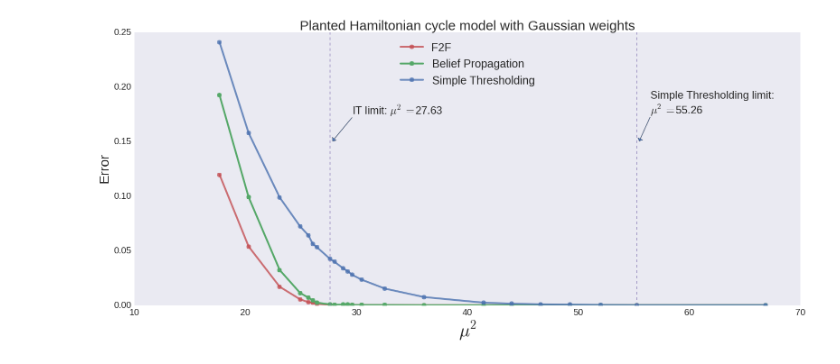
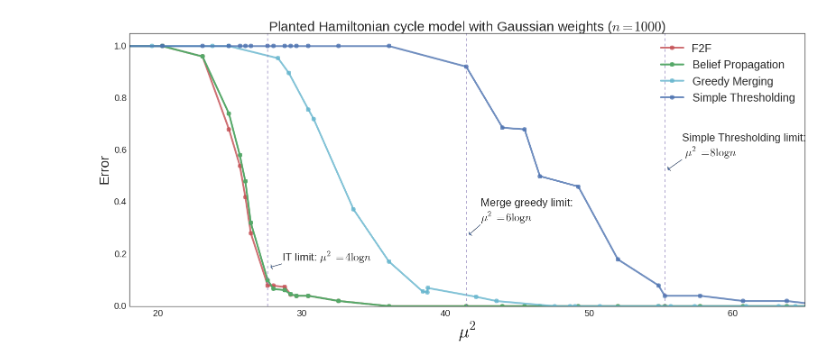
Before and after one commit to bagavi/HiC_LP, a Jupyter notebook: Simulations/Simulation Figures.ipynb, the cells around one changed output. Cells and saved outputs as stored; diff of their text form; code cells hidden in the pictures.

```diff
--- a/Simulations/Simulation Figures.ipynb
+++ b/Simulations/Simulation Figures.ipynb
@@ -103,2 +121,18 @@ plt.show()
-# %%
-color_p = sns.color_palette()
+# %%
+MG_dict = dict()
+mu_count = dict()
+for row in resultsMG:
+    mu = row[1]
+    try:
+        MG_dict[mu] += [row[3]]
+    except:
+        MG_dict[mu] = [row[3]]
+    try:
+        mu_count[mu] += 1
+    except:
+        mu_count[mu] =0
+for mu in mu_arrayMG:
+    MG_dict[mu] = np.array(MG_dict[mu])
+plt.figure(figsize=(10,4))
+plt.plot(mu_count.keys(), mu_count.values(), 'o')
+plt.show()
@@ -147,55 +353,72 @@ plt.show()
 y_LP = []
 y_BP = []
 y_SG = []
-mu_array = np.unique(resultsBP [:,1])
+y_MG = []
+# mu_array = np.unique(resultsBP [:,1])
 font = {'family': 'serif',
         'color':  color_p[0],
         'weight': 'normal',
         'size': 25,
         }
 for mu in mu_array:
-    y_LP += [LP_dict[mu].mean()]
-    y_BP += [1-BP_dict[mu][:,-1].mean()]
-    y_SG += [1-BP_dict[mu][:,0].mean()]
+#     print LP_dict[mu==0].mean()
+    y_LP += [(LP_dict[mu]!=0).mean()]
+    y_BP += [(1!=BP_dict[mu][:,-1]).mean()]
+    y_SG += [(1!=BP_dict[mu][:,0]).mean()]
+
+
+for mu in mu_arrayMG:
+#     print mu, (MG_dict[mu]!=0).mean()
+    y_MG += [(MG_dict[mu]!=0).mean()]
+
 y_LP = np.array(y_LP)
 y_BP = np.array(y_BP)
 y_SG = np.array(y_SG)
-mu_array = np.append(mu_array, [mu_array[-1]*1.1])
-y_LP = np.append(y_LP, [0])
-y_BP = np.append(y_BP, [0])
-y_SG = np.append(y_SG, [0])
+y_MG = np.array(y_MG)
+# mu_array = np.append(mu_array, [mu_array[-1]*1.1])
+# y_LP = np.append(y_LP, [0])
+# y_BP = np.append(y_BP, [0])
+# y_SG = np.append(y_SG, [0])
 plt.figure(figsize=(22,11))
-sns.set_style('dark')
+sns.set_style('white')
 
 
 plt.plot(mu_array**2, 0.00001+y_LP, '-bo', label="F2F",
          alpha=0.8, lw=4, color=color_p[2],markersize=10)
 plt.plot(mu_array**2, 0.00001+y_BP, '-bo', label="Belief Propagation",
          alpha=1,   lw=4, color=color_p[1],markersize=10)
+plt.plot(mu_arrayMG**2, 0.00001+y_MG, '-bo', label="Greedy Merging",
+         alpha=0.8, lw=4, color=color_p[-1],markersize=10)
 plt.plot(mu_array**2, 0.00001+y_SG, '-bo', label="Simple Thresholding",
          alpha=0.8, lw=4, color=color_p[0],markersize=10)
 
 plt.axvline(it_limit**2, linestyle='--', alpha=0.7, color=color_p[3])
+plt.axvline(mg_limit**2, linestyle='--', alpha=0.7, color=color_p[3])
 plt.axvline(sg_limit**2, linestyle='--', alpha=0.7, color=color_p[3])
 
 it_limit_2_pre  = "{0:.2f}".format(round(it_limit**2,2))
 sg_limit_2_pre  = "{0:.2f}".format(round(sg_limit**2,2))
-plt.annotate('IT limit: $\mu^2=$'+str(it_limit_2_pre), xy=(it_limit**2+0.2, .15),
-            xytext=(it_limit**2+2, .175), size=24,
+plt.annotate('IT limit: $\mu^2=4\log n$', xy=(it_limit**2+0.2, .15),
+            xytext=(it_limit**2+1, .175), size=24,
             arrowprops=dict(facecolor=color_p[0], shrink=0.01, width=1),
             )
-plt.annotate('Simple Thresholding limit: \n$\mu^2=$'+str(sg_limit_2_pre), xy=(sg_limit**2+0.2, .15),
-             xytext=(sg_limit**2+1.2, .175), size=24,
+plt.annotate('Merge greedy limit:\n$\mu^2=6\log n$', xy=(mg_limit**2+0.2, .275),
+            xytext=(mg_limit**2+1, .325), size=24,
+            arrowprops=dict(facecolor=color_p[0], shrink=0.01, width=1),
+            )
+plt.annotate('Simple Thresholding limit:\n $\mu^2=8\log n$', xy=(sg_limit**2+0.2, .525),
+             xytext=(sg_limit**2+1.2, .575), size=24,
             arrowprops=dict(facecolor=color_p[0], shrink=0.01, width=1),
             )
 
-plt.legend(fontsize=25, loc='upper center')
+plt.legend(fontsize=25)
 plt.xlabel("$\mu^2$", fontsize=40)
 plt.ylabel("Error", fontsize=30)
-plt.title("Planted Hamiltonian cycle model with Gaussian weights", fontsize=30)
-
+plt.title("Planted Hamiltonian cycle model with Gaussian weights ($n=1000$)", fontsize=30)
+plt.ylim(0,1.05)
+plt.xlim(18,65)
 plt.tight_layout()
 plt.subplots_adjust(top=0.88)
 plt.show()
 # %% [output]
-[figure, old version]
+[figure, new version]
```
Also changed, not shown: parts of 7 cells of this notebook, 15 other files.
